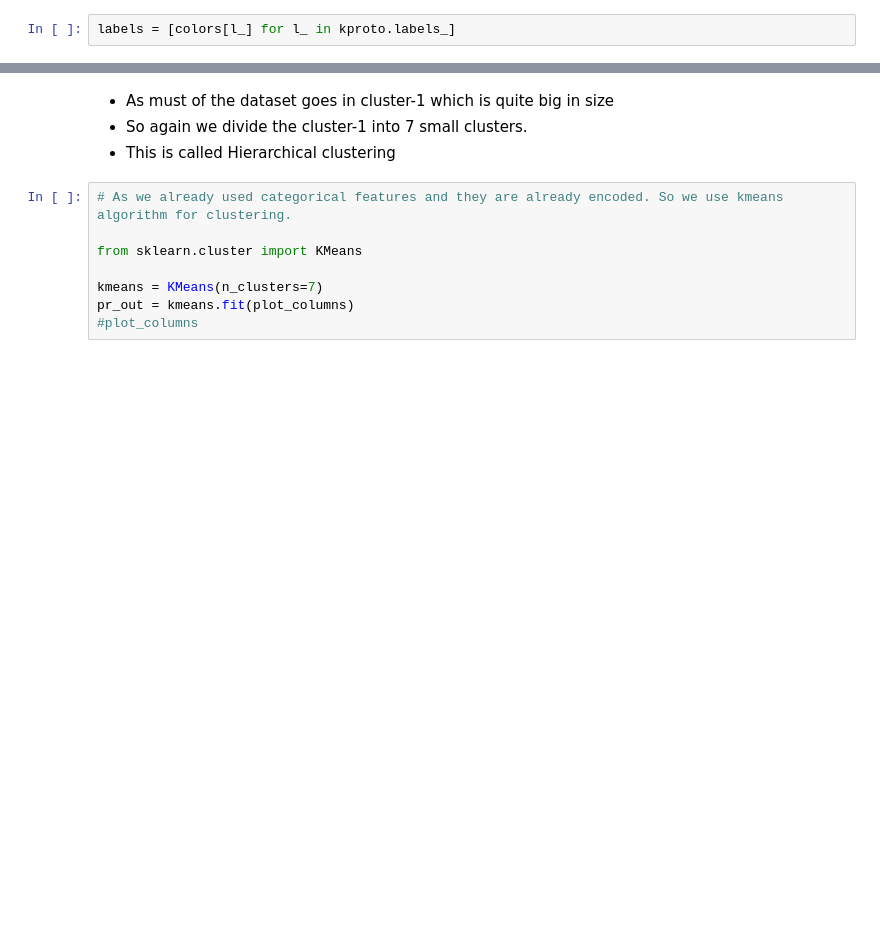
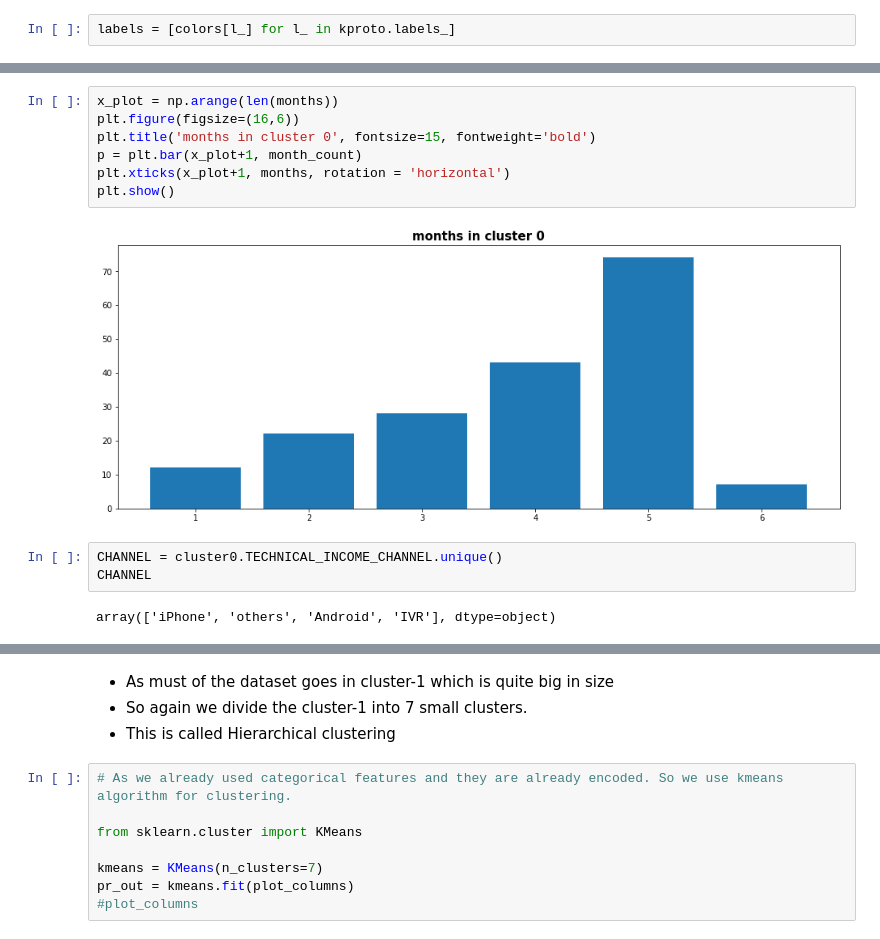
Before and after one commit to chinmaydas96/Bike_sharing, a Jupyter notebook: clustering_kproto.ipynb, the cells around one changed output, grey strips where cells are left out. Drawn from its saved outputs; the diff is of its cells as text; blank space fills up the shorter version.

```diff
--- a/clustering_kproto.ipynb
+++ b/clustering_kproto.ipynb
@@ -224,0 +327,14 @@ dtype: int64
+# %%
+x_plot = np.arange(len(months))
+plt.figure(figsize=(16,6))
+plt.title('months in cluster 0', fontsize=15, fontweight='bold')
+p = plt.bar(x_plot+1, month_count)
+plt.xticks(x_plot+1, months, rotation = 'horizontal')
+plt.show()
+# %% [output]
+[figure, added]
+# %%
+CHANNEL = cluster0.TECHNICAL_INCOME_CHANNEL.unique()
+CHANNEL
+# %% [output]
+array(['iPhone', 'others', 'Android', 'IVR'], dtype=object)
```
Also changed, not shown: parts of 95 cells of this notebook, 2 other files.
